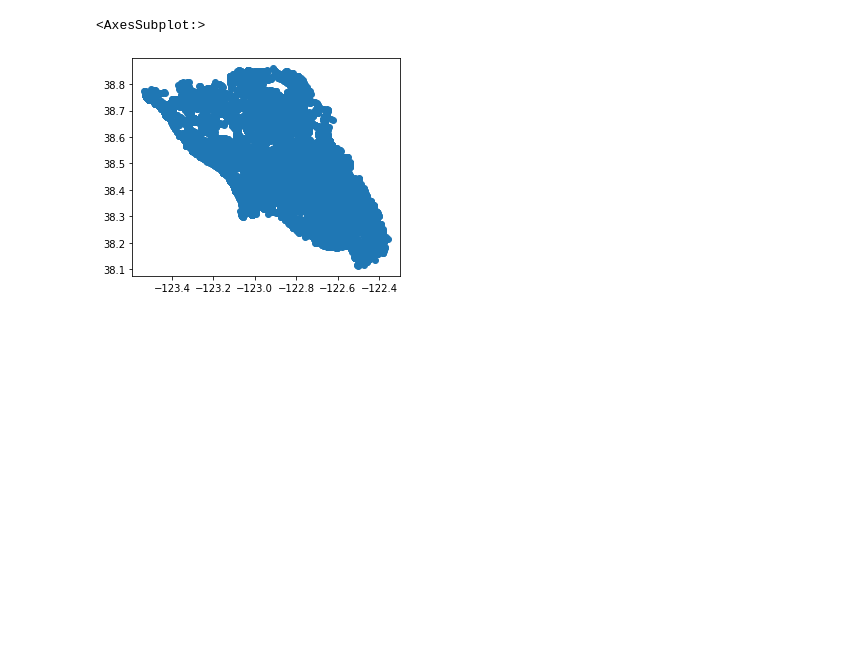
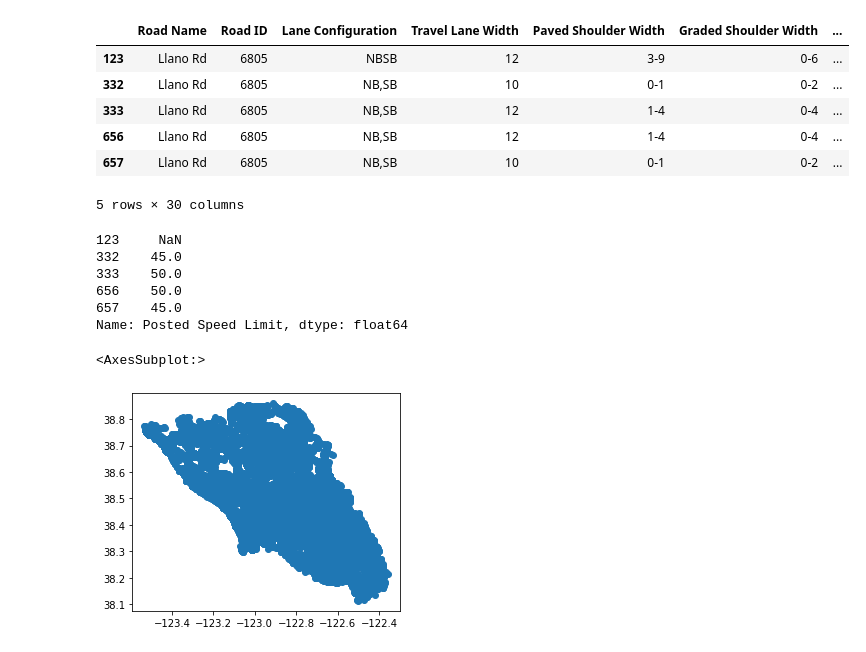
Before and after one commit to KalmanXiong/fmm-gps, a Jupyter notebook: show_routes.ipynb, the cells around one changed output. Saved outputs shown, nothing was run; the diff lists cells and outputs as text; code cells hidden in the pictures; blank space fills up the shorter version.

```diff
--- a/show_routes.ipynb
+++ b/show_routes.ipynb
@@ -16,3 +138,22 @@ streets = gpd.read_file('data/GPS.nosync/Streets/Streets.shp')
+# %%
+speed_limits[speed_limits['Road Name'] == 'Llano Rd']
+# %% [output]
+|  | Road Name | Road ID | Lane Configuration | Travel Lane Width | Paved Shoulder Width | Graded Shoulder Width | ... |
+| 123 | Llano Rd | 6805 | NBSB | 12 | 3-9 | 0-6 | ... |
+| 332 | Llano Rd | 6805 | NB,SB | 10 | 0-1 | 0-2 | ... |
+| 333 | Llano Rd | 6805 | NB,SB | 12 | 1-4 | 0-4 | ... |
+| 656 | Llano Rd | 6805 | NB,SB | 12 | 1-4 | 0-4 | ... |
+| 657 | Llano Rd | 6805 | NB,SB | 10 | 0-1 | 0-2 | ... |
+5 rows × 30 columns
+# %%
+speed_limits[speed_limits['Road Name'] == 'Llano Rd']['Posted Speed Limit']
+# %% [output]
+123     NaN
+332    45.0
+333    50.0
+656    50.0
+657    45.0
+Name: Posted Speed Limit, dtype: float64
 # %%
 streets.boundary.plot()
 # %% [output]
```
Also changed, not shown: parts of 11 cells of this notebook, 2 other files.
